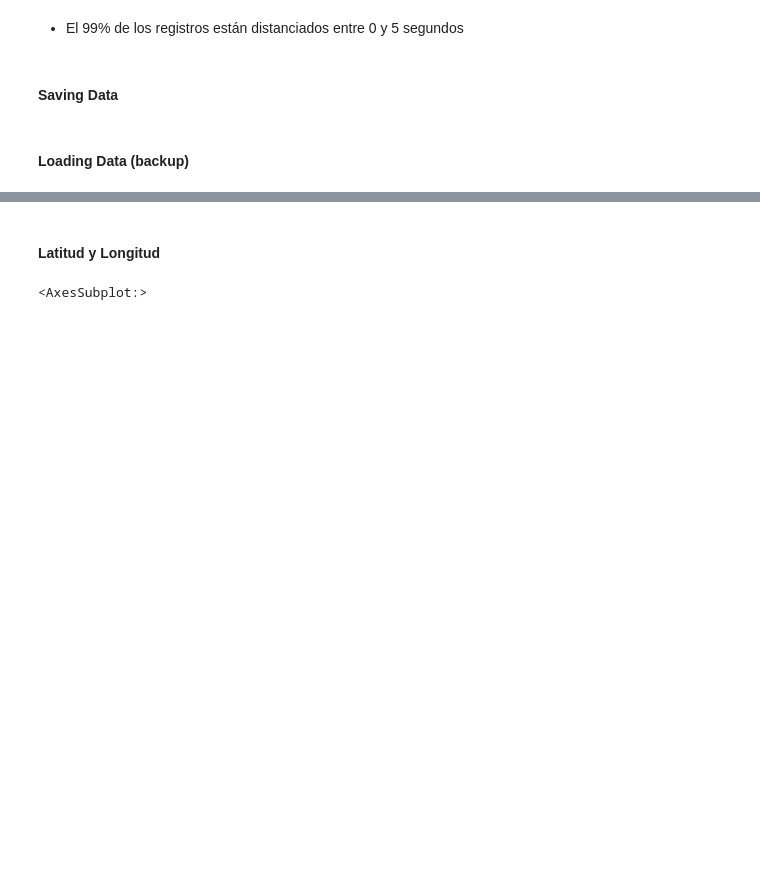
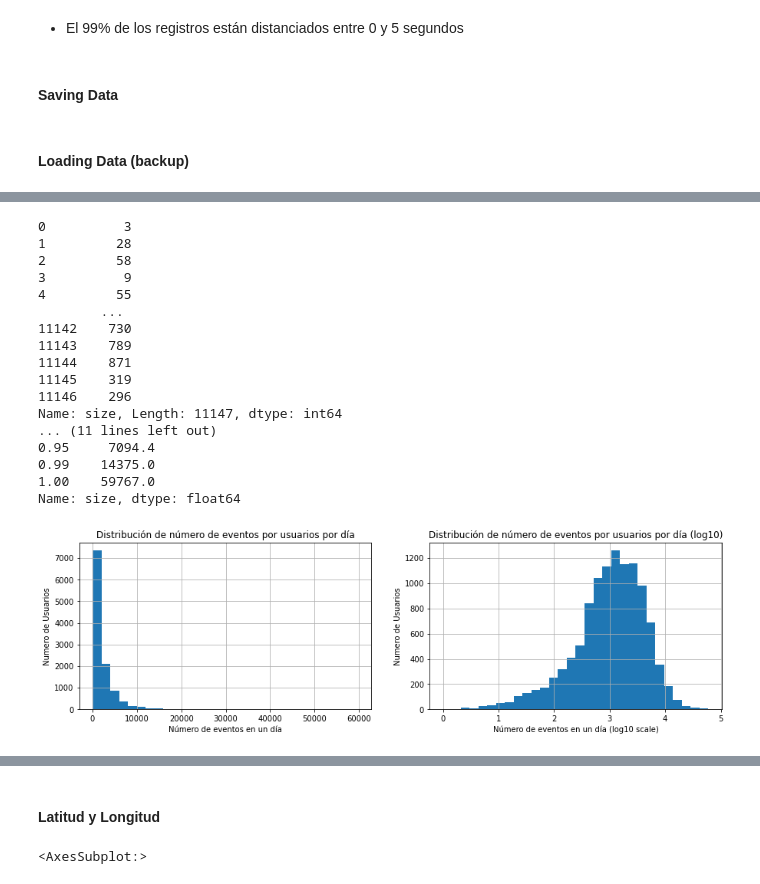
Before and after one commit to GabrielPila/skmob_mmc_mobility, a Jupyter notebook: notebooks/00.6_GeoLife_EDA.ipynb, the cells around one changed output, grey strips where cells are left out. Drawn from its saved outputs; the diff is of its cells as text; code cells hidden in the pictures; blank space fills up the shorter version.

```diff
--- a/notebooks/00.6_GeoLife_EDA.ipynb
+++ b/notebooks/00.6_GeoLife_EDA.ipynb
@@ -307,0 +275,21 @@ np.max(serie_speed_events.index)
+# %%
+analyze_number_of_events_per_day(data)
+# %% [output]
+0          3
+1         28
+2         58
+3          9
+4         55
+        ...
+11142    730
+11143    789
+11144    871
+11145    319
+11146    296
+Name: size, Length: 11147, dtype: int64
+... (11 lines left out)
+0.95     7094.4
+0.99    14375.0
+1.00    59767.0
+Name: size, dtype: float64
+[figure, added]
```
Also changed, not shown: parts of 37 cells of this notebook, 1 other file.
